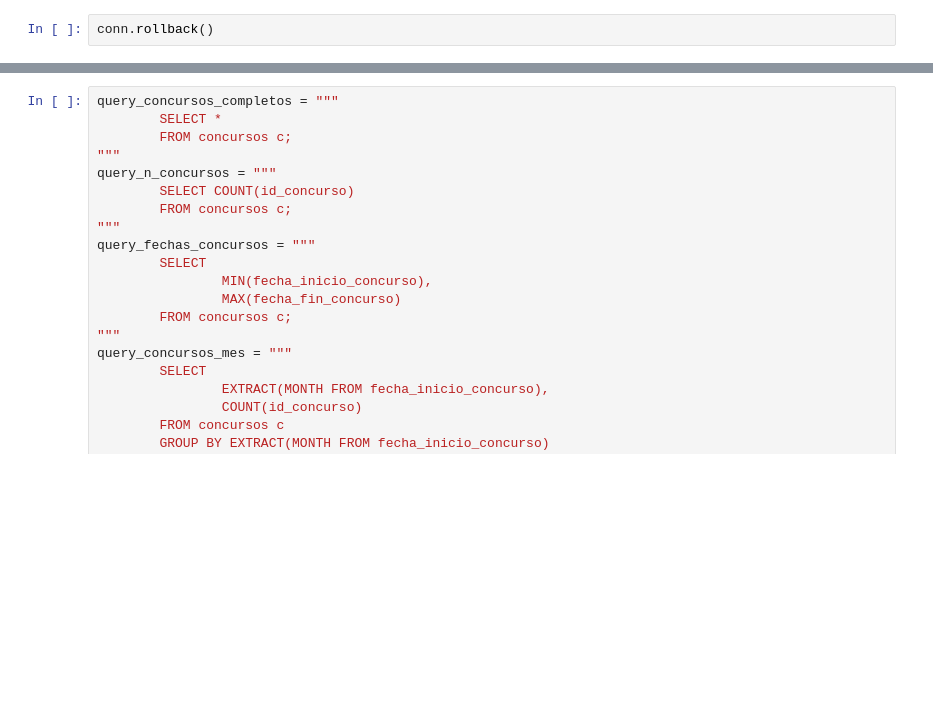
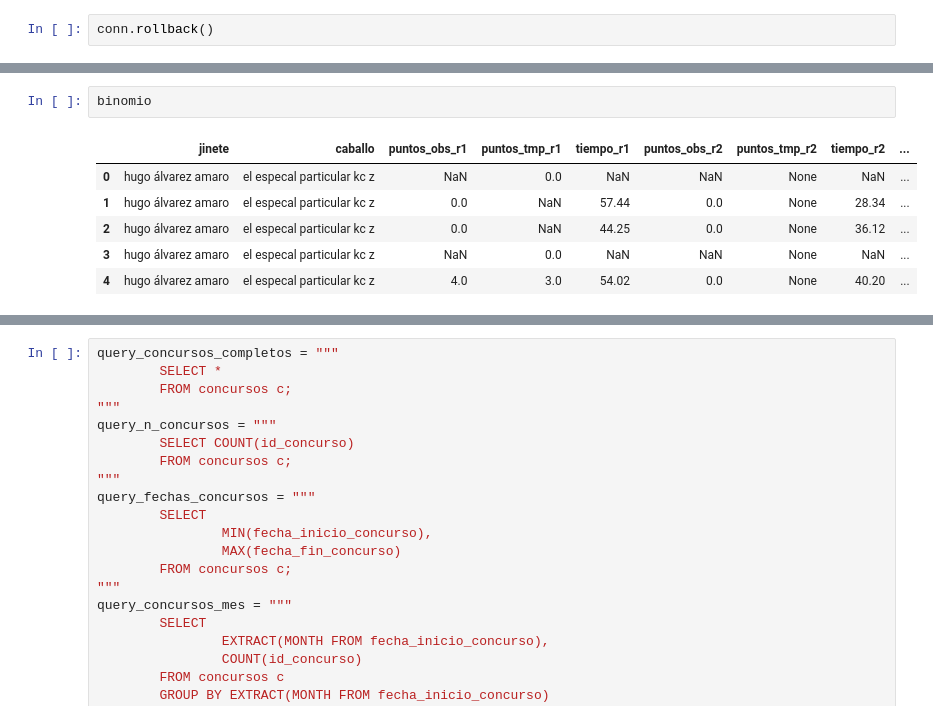
Before and after one commit to Gabijc/Proyecto_final_hipica, a Jupyter notebook: Notebooks/EDA.ipynb, the cells around one changed output, grey strips where cells are left out. Drawn from its saved outputs; the diff is of its cells as text; blank space fills up the shorter version.

```diff
--- a/Notebooks/EDA.ipynb
+++ b/Notebooks/EDA.ipynb
@@ -114,0 +174,9 @@ tipos_pruebas_altura =
+# %%
+binomio
+# %% [output]
+|  | jinete | caballo | puntos_obs_r1 | puntos_tmp_r1 | tiempo_r1 | puntos_obs_r2 | puntos_tmp_r2 | tiempo_r2 | ... |
+| 0 | hugo álvarez amaro | el especal particular kc z | NaN | 0.0 | NaN | NaN | None | NaN | ... |
+| 1 | hugo álvarez amaro | el especal particular kc z | 0.0 | NaN | 57.44 | 0.0 | None | 28.34 | ... |
+| 2 | hugo álvarez amaro | el especal particular kc z | 0.0 | NaN | 44.25 | 0.0 | None | 36.12 | ... |
+| 3 | hugo álvarez amaro | el especal particular kc z | NaN | 0.0 | NaN | NaN | None | NaN | ... |
+| 4 | hugo álvarez amaro | el especal particular kc z | 4.0 | 3.0 | 54.02 | 0.0 | None | 40.20 | ... |
```
Also changed, not shown: parts of 5 cells of this notebook, 1 other file.
